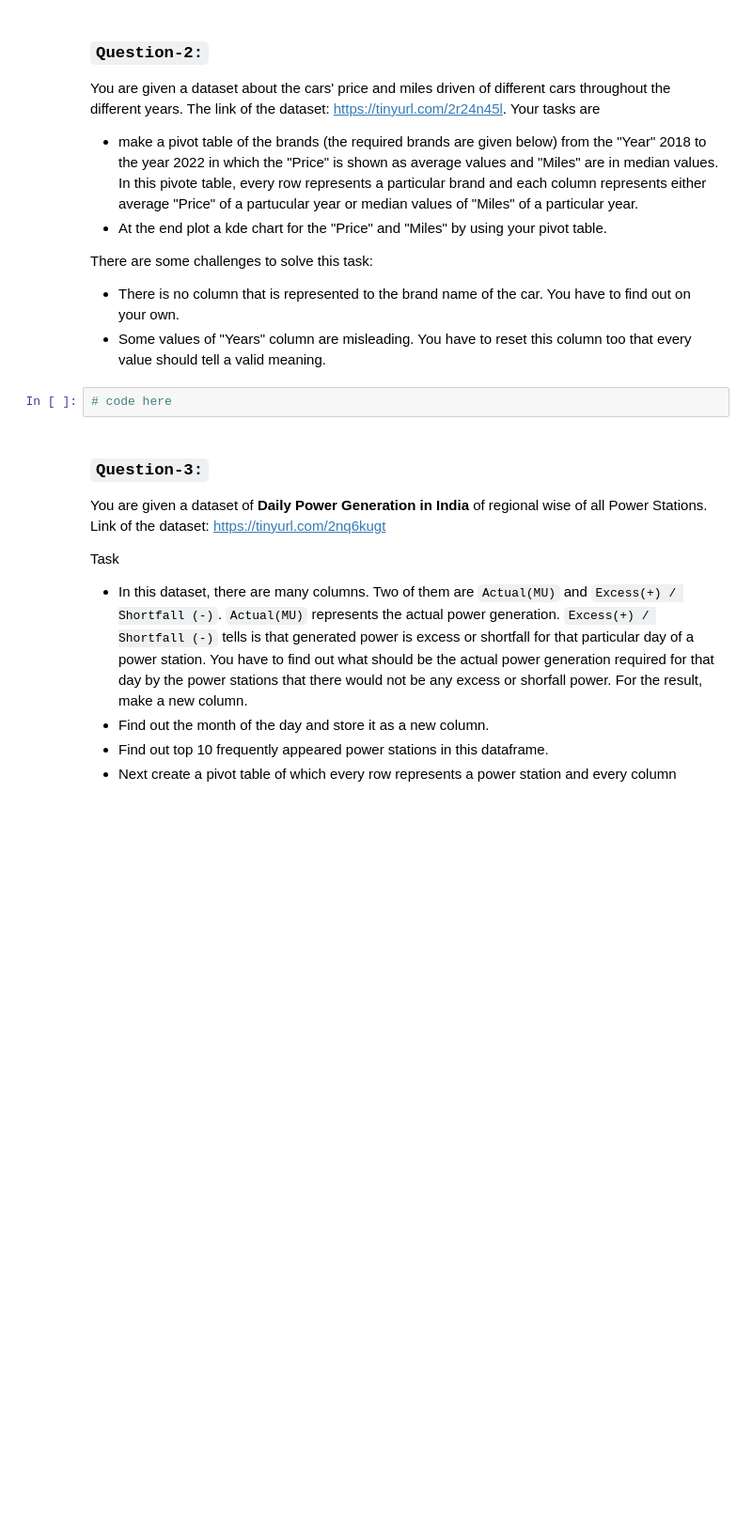
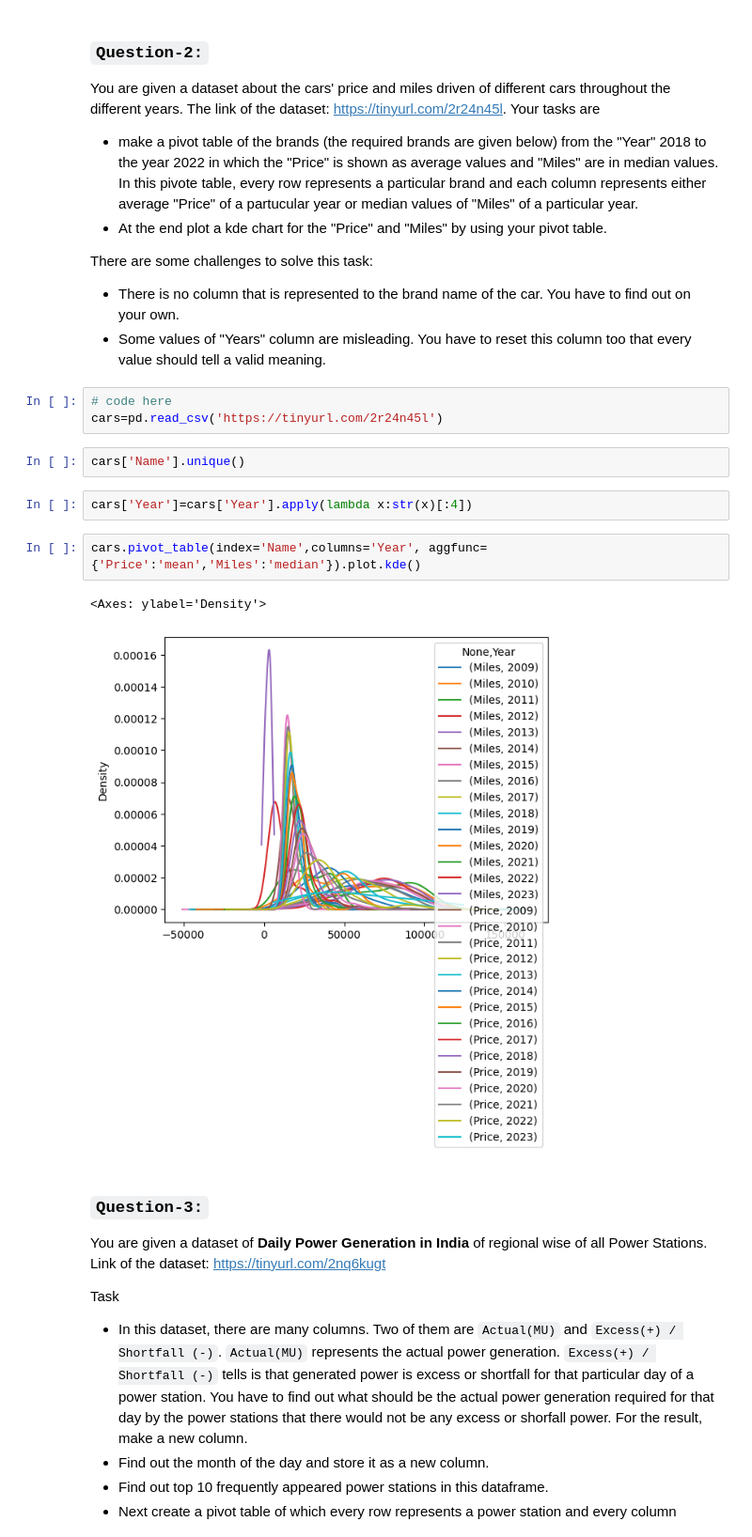
Before and after one commit to singhbhaskar360/Python_ML, a Jupyter notebook: string_date_time_task_22.ipynb, the cells around one changed output. Shown at 94% size. Cells and saved outputs as stored; diff of their text form; blank space fills up the shorter version.

```diff
--- a/string_date_time_task_22.ipynb
+++ b/string_date_time_task_22.ipynb
@@ -26,6 +50,16 @@ There are some challenges to solve this task:
 - Some values of "Years" column are misleading. You have to reset this column too that every value should tell a valid meaning.
 # %%
 # code here
+cars=pd.read_csv('https://tinyurl.com/2r24n45l')
+# %%
+cars['Name'].unique()
+# %%
+cars['Year']=cars['Year'].apply(lambda x:str(x)[:4])
+# %%
+cars.pivot_table(index='Name',columns='Year', aggfunc={'Price':'mean','Miles':'median'}).plot.kde()
+# %% [output]
+<Axes: ylabel='Density'>
+[figure, added]
 # %% [markdown]
 ### `Question-3:`
 
```
Also changed, not shown: parts of 5 cells of this notebook.
